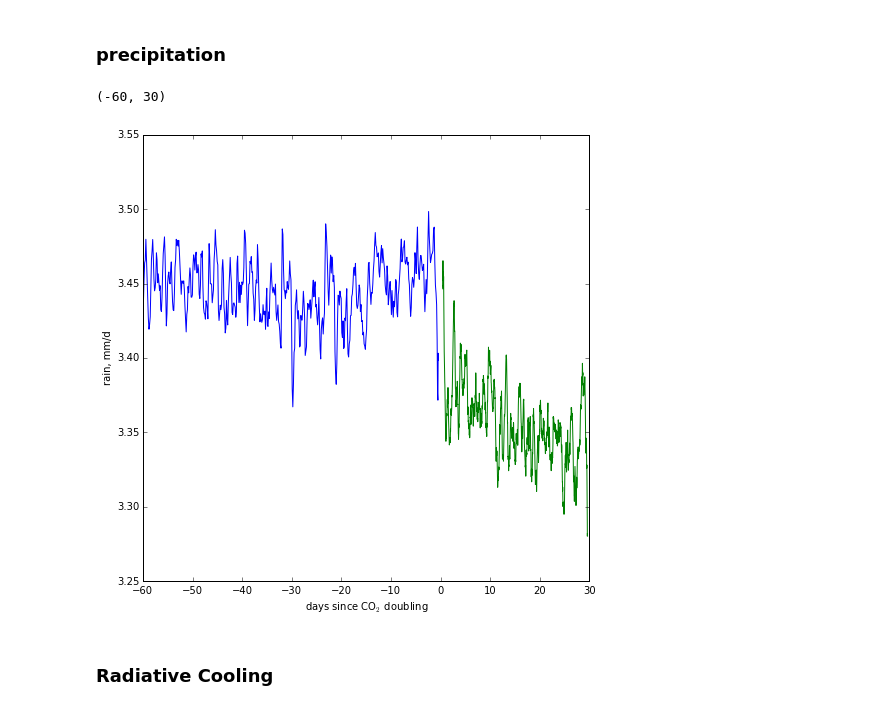
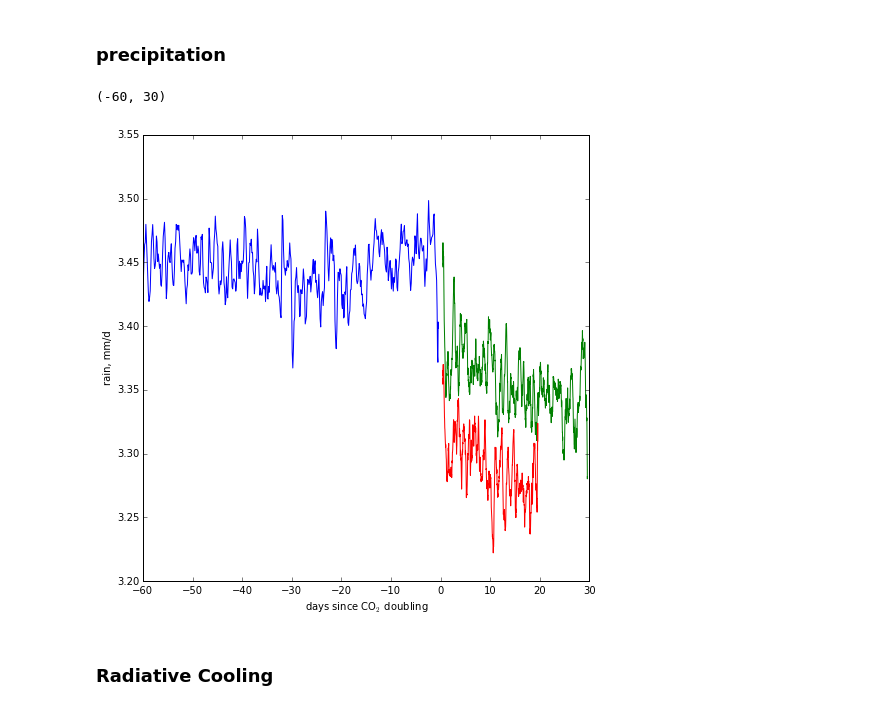
Before and after one commit to jedman/2xco2, a Jupyter notebook: exploration2xCO2.ipynb, the cells around one changed output. Saved outputs shown, nothing was run; the diff lists cells and outputs as text; code cells hidden in the pictures.

```diff
--- a/exploration2xCO2.ipynb
+++ b/exploration2xCO2.ipynb
@@ -265,28 +260,32 @@ fig.savefig('figures/deltaRH_contributions.png', bbox_inches = 'tight', pad_inch
 # %% [markdown]
 ### precipitation
 # %%
-before.precip = -86400.*before.variables_1d['dlsurf']
-after.precip = -86400.*after.variables_1d['dlsurf']
+before.precip = -86400.*before.vars_1d['dlsurf']
+after2x.precip = -86400.*after2x.vars_1d['dlsurf']
+after4x.precip = -86400.*after4x.vars_1d['dlsurf']
 # %%
 # smooth 'after' time series to match the time step from before
+ratio = (before.time[-1]-before.time[-2])/(after2x.time[1] - after2x.time[0])
-# %%
-ratio = (before.time[500]-before.time[499])/(after.time[1] - after.time[0])
 # %%
 before.time_smooth = sm.smooth(before.time,window_len = 16)
 before.precip_smooth =  sm.smooth(before.precip,window_len = 16)
 
-after.time_smooth = sm.smooth(after.time,window_len = 16*int(ratio))
-after.precip_smooth =  sm.smooth(after.precip,window_len = 16*int(ratio))
+after2x.time_smooth = sm.smooth(after2x.time,window_len = 16*int(ratio))
+after2x.precip_smooth =  sm.smooth(after2x.precip,window_len = 16*int(ratio))
+
+after4x.time_smooth = sm.smooth(after4x.time,window_len = 16*int(ratio))
+after4x.precip_smooth =  sm.smooth(after4x.precip,window_len = 16*int(ratio))
 # %%
 fig, ax = plt.subplots(1)
 ax.plot(before.time_smooth, before.precip_smooth)
-ax.plot(after.time_smooth, after.precip_smooth)
+ax.plot(after2x.time_smooth, after2x.precip_smooth)
+ax.plot(after4x.time_smooth, after4x.precip_smooth)
 ax.set_xlabel('days since CO$_2$ doubling')
 ax.set_ylabel('rain, mm/d')
 ax.set_xlim(-60,30)
 #fig.savefig('figures/precipitation_2xco2.pdf', bbox_inches = 0)
 # %% [output]
 (-60, 30)
-[figure, old version]
+[figure, new version]
 # %% [markdown]
 ### Radiative Cooling
```
Also changed, not shown: parts of 41 cells of this notebook, 1 other file.
